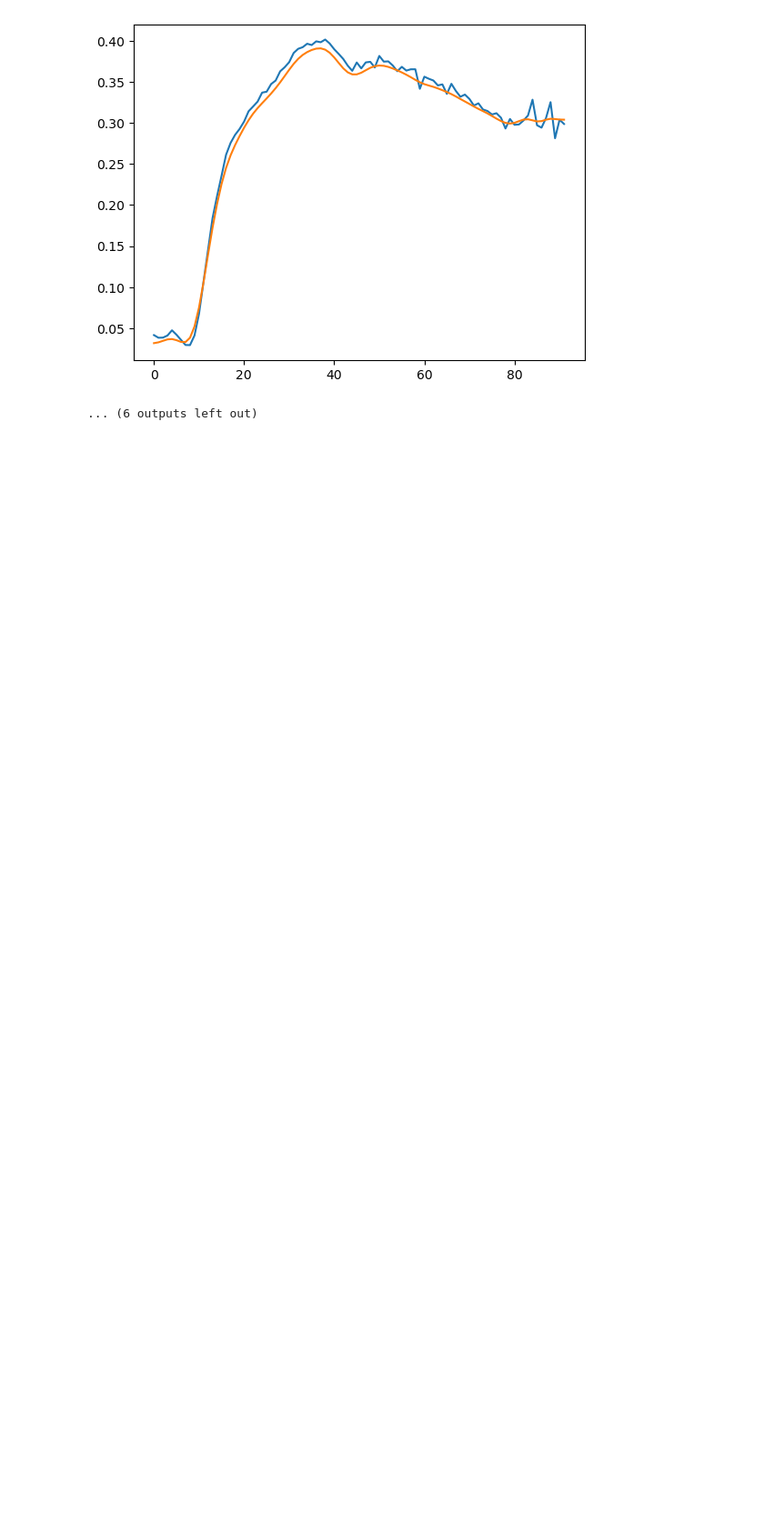
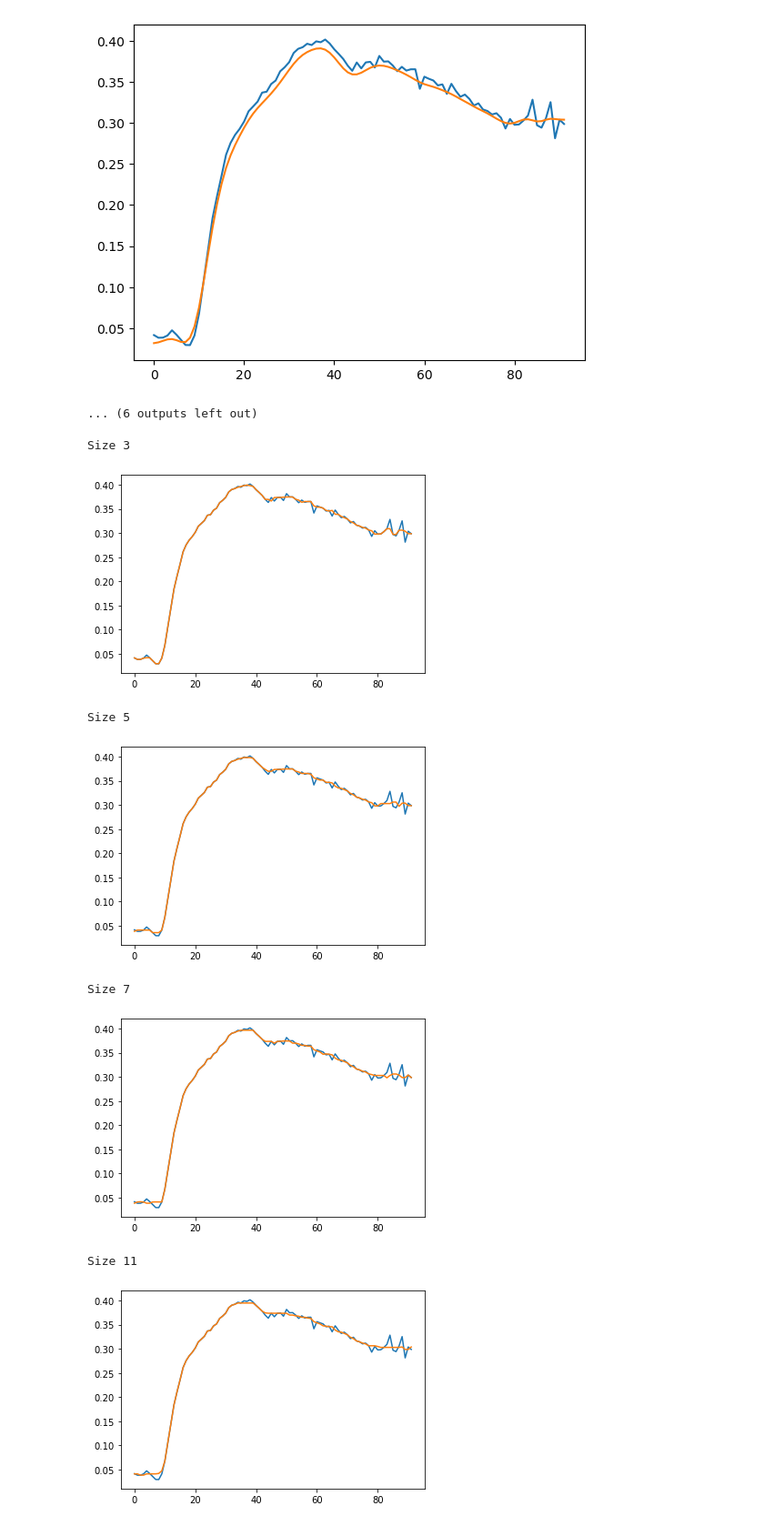
Before and after one commit to msokur/hsi-experiments, a Jupyter notebook: jupyter/Smoothing_3d.ipynb, the cells around one changed output. Shown at 91% size. Saved outputs shown, nothing was run; the diff lists cells and outputs as text; code cells hidden in the pictures; blank space fills up the shorter version.

```diff
--- a/jupyter/Smoothing_3d.ipynb
+++ b/jupyter/Smoothing_3d.ipynb
@@ -19,5 +19,6 @@ from smoothing import MedianFilter, GaussianFilter
 # %%
-spectrum, _ = Cube_Read('/work/mi186veva-MySpace/data_dat/2020_02_12_14_09_21_SpecCube.dat',
+#spectrum, _ = Cube_Read('/work/mi186veva-MySpace/data_dat/2020_02_12_14_09_21_SpecCube.dat',
+spectrum, _ = Cube_Read('C:\\Users\\tkachenko\\Desktop\\HSI\\colon\\2020_02_12_14_09_21_SpecCube.dat',
                     wavearea=100,
                     Firstnm=8,
                     Lastnm=100).cube_matrix()
@@ -81,3 +82,23 @@ Size 1.5
 [figure]
 [figure]
 ... (6 outputs left out)
+# %%
+# visualization for paper
+
+
+for size in [3, 5, 7, 11]:
+    print(f'Size {size}')
+    spectrum_smoothed = median_filter(spectrum, size=(1, 1, size))
+
+    plt.plot(spectrum[0, 0])
+    plt.plot(spectrum_smoothed[0, 0])
+    plt.show()
+# %% [output]
+Size 3
+[figure, added]
+Size 5
+[figure, added]
+Size 7
+[figure, added]
+Size 11
+[figure, added]
```
Also changed, not shown: parts of 1 cell of this notebook, 5 other files.
